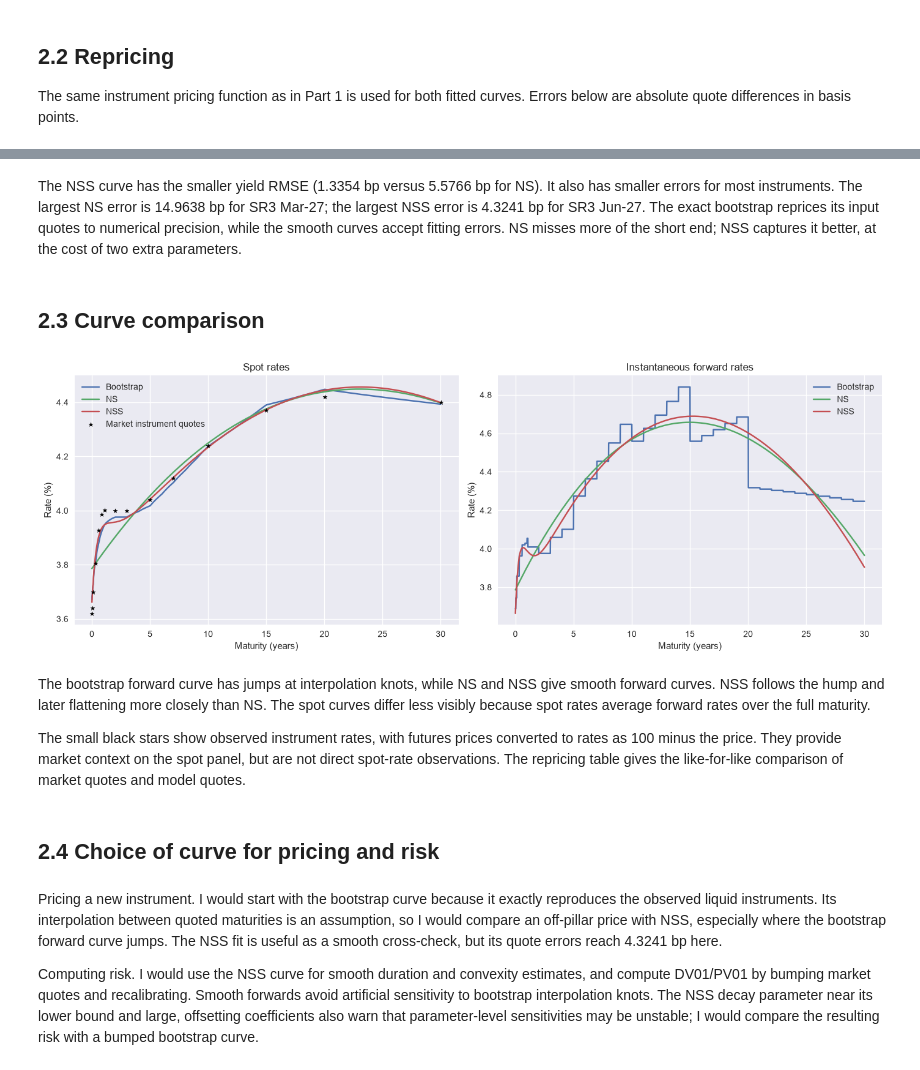
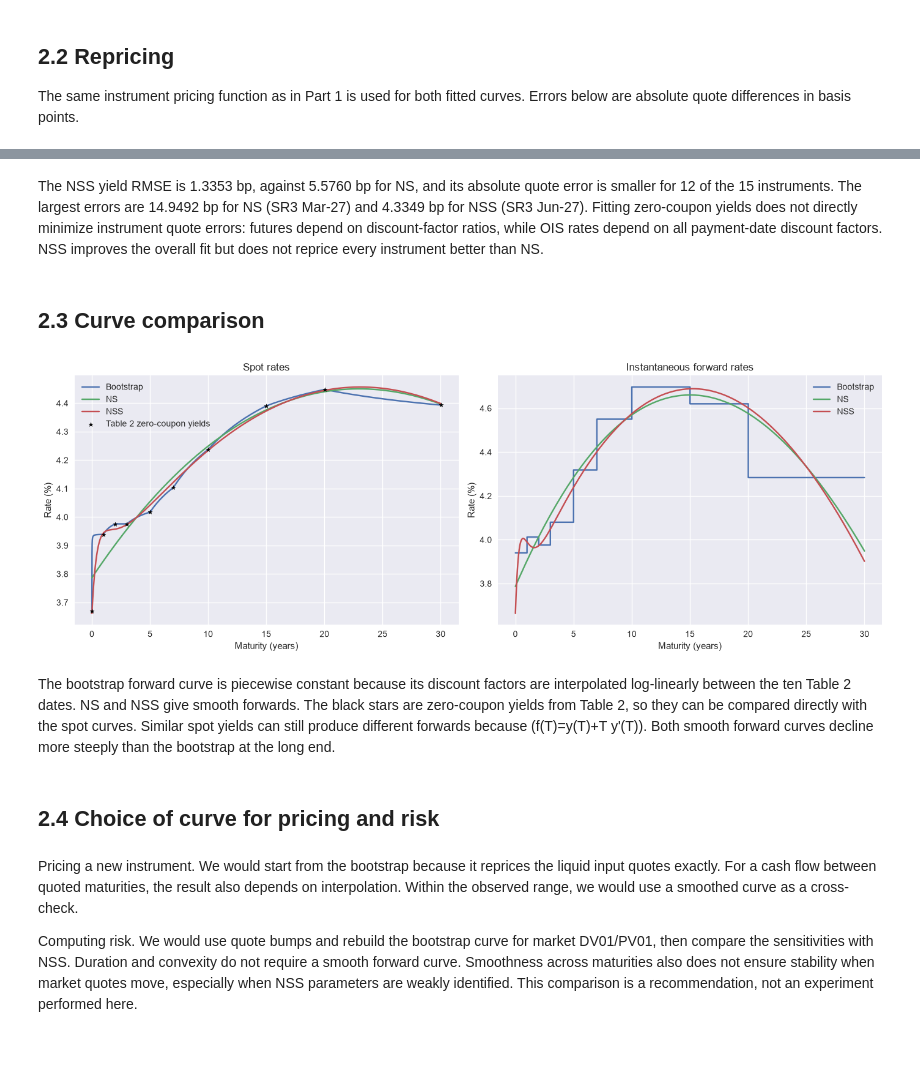
Before and after one commit to RomainFast121/IRCRM_project, a Jupyter notebook: project_2026.ipynb, the cells around one changed output, grey strips where cells are left out. Saved outputs shown, nothing was run; the diff lists cells and outputs as text; code cells hidden in the pictures.

Commit message:
check part 2

```diff
--- a/project_2026.ipynb
+++ b/project_2026.ipynb
@@ -451,10 +451,23 @@ def fit_model(model, decay_starts):
         start = np.r_[betas, decays]
         lower = [-1] * len(betas) + [0.01] * len(decays)
         upper = [1] * len(betas) + [20] * len(decays)
-        fit = least_squares(lambda theta: model(t, theta) - y, start,
-                            bounds=(lower, upper), max_nfev=10000)
+        try:
+            fit = least_squares(lambda theta: model(t, theta) - y, start,
+                                bounds=(lower, upper), max_nfev=10000,
+                                ftol=1e-12, xtol=1e-12, gtol=1e-12)
+        except ValueError as error:
+            print(f'Start {decays} failed: {error}')
+            continue
+        valid = (fit.success and np.all(np.isfinite(fit.x))
+                 and np.all(np.isfinite(fit.fun))
+                 and np.all(fit.x >= lower) and np.all(fit.x <= upper))
+        if not valid:
+            print(f'Start {decays} failed: {fit.message}')
+            continue
         if best is None or np.sum(fit.fun**2) < np.sum(best.fun**2):
             best = fit
+    if best is None:
+        raise RuntimeError('No calibration start converged to a finite feasible fit.')
     return best.x, np.sqrt(np.mean(best.fun**2))
 
 theta_ns, rmse_ns = fit_model(ns_yield, [(0.1,), (0.5,), (1,), (3,)])
@@ -466,6 +479,6 @@ parameters = pd.DataFrame({
     'NSS': [*(100 * theta_nss[:4]), theta_nss[4], theta_nss[5], rmse_nss * 10000]
 }, index=['beta0 (%)', 'beta1 (%)', 'beta2 (%)', 'beta3 (%)',
           'a1 (1/year)', 'a2 (1/year)', 'Yield RMSE (bp)'])
-display(parameters.round(4))
+display(parameters.map(lambda value: '-' if pd.isna(value) else f'{value:.4f}'))
 # %% [output]
 |  | NS | NSS |
@@ -543,45 +558,58 @@ display(HTML(repricing_2.to_html(formatters=formatters, escape=False)))
 # %% [markdown]
-The NSS curve has the smaller yield RMSE (1.3354 bp versus 5.5766 bp for NS). It also has smaller errors for most instruments. The largest NS error is 14.9638 bp for SR3 Mar-27; the largest NSS error is 4.3241 bp for SR3 Jun-27. The exact bootstrap reprices its input quotes to numerical precision, while the smooth curves accept fitting errors. NS misses more of the short end; NSS captures it better, at the cost of two extra parameters.
+The NSS yield RMSE is 1.3353 bp, against 5.5760 bp for NS, and its absolute quote error is smaller for 12 of the 15 instruments. The largest errors are 14.9492 bp for NS (SR3 Mar-27) and 4.3349 bp for NSS (SR3 Jun-27). Fitting zero-coupon yields does not directly minimize instrument quote errors: futures depend on discount-factor ratios, while OIS rates depend on all payment-date discount factors. NSS improves the overall fit but does not reprice every instrument better than NS.
 # %% [markdown]
 ## 2.3 Curve comparison
 # %%
 def ns_forward(t, theta):
     b0, b1, b2, a = theta
     return b0 + b1 * np.exp(-a * t) + b2 * a * t * np.exp(-a * t)
 
 def nss_forward(t, theta):
     b0, b1, b2, b3, a1, a2 = theta
     return (b0 + b1 * np.exp(-a1 * t) + b2 * a1 * t * np.exp(-a1 * t)
             + b3 * a2 * t * np.exp(-a2 * t))
 
+# The bootstrap comparison uses the same ten dates as the calibration
+tau_pillars_2 = np.r_[0.0, bonds['Time to Maturity'].to_numpy()]
+log_pillars_2 = np.r_[0.0, np.log(bonds['P(t0, Ti)'].to_numpy())]
+tau_grid_2 = np.arange(1, 365 * 30 + 1) / 365.0
+assert np.all(np.diff(tau_pillars_2) > 0) and tau_pillars_2[-1] >= tau_grid_2[-1]
+
+log_p_grid_2 = np.interp(tau_grid_2, tau_pillars_2, log_pillars_2)
+spot_boot_2 = -log_p_grid_2 / tau_grid_2
+
+# Log-linear discount interpolation makes the forward constant on each interval
+segment_forwards = -np.diff(log_pillars_2) / np.diff(tau_pillars_2)
+segment = np.searchsorted(tau_pillars_2, tau_grid_2, side='right') - 1
+segment = np.clip(segment, 0, len(segment_forwards) - 1)
+forward_boot_2 = segment_forwards[segment]
+
 fig, axes = plt.subplots(1, 2, figsize=(14, 5))
-curves = [('Bootstrap', spot_grid, fwd_grid),
-          ('NS', ns_yield(tau_grid, theta_ns), ns_forward(tau_grid, theta_ns)),
-          ('NSS', nss_yield(tau_grid, theta_nss), nss_forward(tau_grid, theta_nss))]
+curves = [('Bootstrap', spot_boot_2, forward_boot_2),
+          ('NS', ns_yield(tau_grid_2, theta_ns), ns_forward(tau_grid_2, theta_ns)),
+          ('NSS', nss_yield(tau_grid_2, theta_nss), nss_forward(tau_grid_2, theta_nss))]
 for label, spot, forward in curves:
-    axes[0].plot(tau_grid, 100 * spot, label=label)
-    axes[1].plot(tau_grid, 100 * forward, label=label)
-# Market instrument rates, shown as reference points on the spot panel
-market_maturities = [act365(t0, pd.Timestamp(inst.end)) for inst in insts]
-market_rates = [100 - inst.quote if inst.type in ('SR1', 'SR3') else inst.quote
-                for inst in insts]
-axes[0].scatter(market_maturities, market_rates, color='black', marker='*',
-                s=28, label='Market instrument quotes', zorder=4)
+    axes[0].plot(tau_grid_2, 100 * spot, label=label)
+    if label == 'Bootstrap':
+        axes[1].step(tau_grid_2, 100 * forward, where='post', label=label)
+    else:
+        axes[1].plot(tau_grid_2, 100 * forward, label=label)
 
+axes[0].scatter(bonds['Time to Maturity'], bonds['y(t0, Ti)'],
+                color='black', marker='*', s=28,
+                label='Table 2 zero-coupon yields', zorder=4)
 for ax, title in zip(axes, ['Spot rates', 'Instantaneous forward rates']):
     ax.set(title=title, xlabel='Maturity (years)', ylabel='Rate (%)')
     ax.legend()
 plt.tight_layout()
 plt.show()
 # %% [output]
-[figure, old version]
+[figure, new version]
 # %% [markdown]
-The bootstrap forward curve has jumps at interpolation knots, while NS and NSS give smooth forward curves. NSS follows the hump and later flattening more closely than NS. The spot curves differ less visibly because spot rates average forward rates over the full maturity.
-
-The small black stars show observed instrument rates, with futures prices converted to rates as 100 minus the price. They provide market context on the spot panel, but are not direct spot-rate observations. The repricing table gives the like-for-like comparison of market quotes and model quotes.
+The bootstrap forward curve is piecewise constant because its discount factors are interpolated log-linearly between the ten Table 2 dates. NS and NSS give smooth forwards. The black stars are zero-coupon yields from Table 2, so they can be compared directly with the spot curves. Similar spot yields can still produce different forwards because \(f(T)=y(T)+T y'(T)\). Both smooth forward curves decline more steeply than the bootstrap at the long end.
 # %% [markdown]
 ## 2.4 Choice of curve for pricing and risk
 # %% [markdown]
-Pricing a new instrument. I would start with the bootstrap curve because it exactly reproduces the observed liquid instruments. Its interpolation between quoted maturities is an assumption, so I would compare an off-pillar price with NSS, especially where the bootstrap forward curve jumps. The NSS fit is useful as a smooth cross-check, but its quote errors reach 4.3241 bp here.
+Pricing a new instrument. We would start from the bootstrap because it reprices the liquid input quotes exactly. For a cash flow between quoted maturities, the result also depends on interpolation. Within the observed range, we would use a smoothed curve as a cross-check.
 
-Computing risk. I would use the NSS curve for smooth duration and convexity estimates, and compute DV01/PV01 by bumping market quotes and recalibrating. Smooth forwards avoid artificial sensitivity to bootstrap interpolation knots. The NSS decay parameter near its lower bound and large, offsetting coefficients also warn that parameter-level sensitivities may be unstable; I would compare the resulting risk with a bumped bootstrap curve.
+Computing risk. We would use quote bumps and rebuild the bootstrap curve for market DV01/PV01, then compare the sensitivities with NSS. Duration and convexity do not require a smooth forward curve. Smoothness across maturities also does not ensure stability when market quotes move, especially when NSS parameters are weakly identified. This comparison is a recommendation, not an experiment performed here.
```
Also changed, not shown: parts of 4 cells of this notebook.
